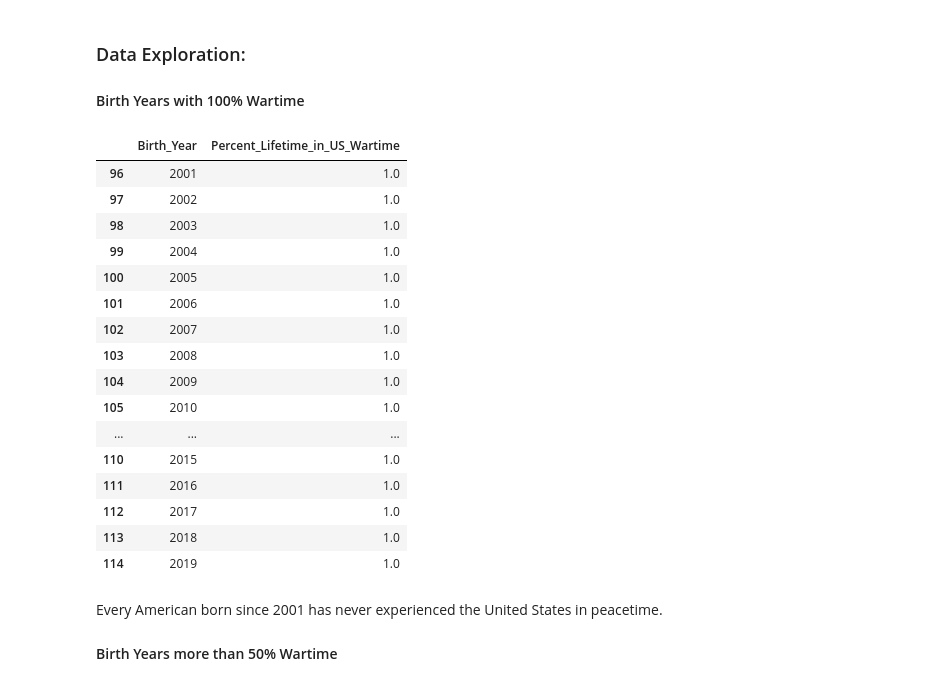
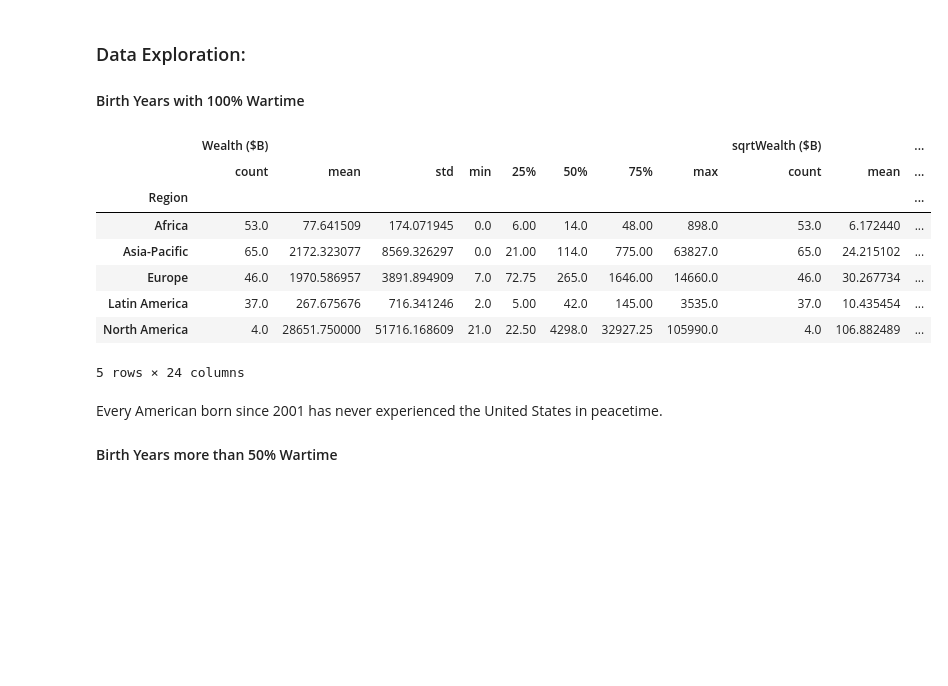
Before and after one commit to rlevv/Makeover_Monday, a Jupyter notebook: 2020W7-World_Weath/World_Wealth.ipynb, the cells around one changed output. Saved outputs shown, nothing was run; the diff lists cells and outputs as text; code cells hidden in the pictures; blank space fills up the shorter version.

```diff
--- a/2020W7-World_Weath/World_Wealth.ipynb
+++ b/2020W7-World_Weath/World_Wealth.ipynb
@@ -128,23 +139,15 @@ fig
 ### Data Exploration:
 
 #### Birth Years with 100% Wartime
-# %%
-df.loc[df['Percent_Lifetime_in_US_Wartime']==1]
-# %% [output]
-|  | Birth_Year | Percent_Lifetime_in_US_Wartime |
-| 96 | 2001 | 1.0 |
-| 97 | 2002 | 1.0 |
-| 98 | 2003 | 1.0 |
-| 99 | 2004 | 1.0 |
-| 100 | 2005 | 1.0 |
-| 101 | 2006 | 1.0 |
-| 102 | 2007 | 1.0 |
-| 103 | 2008 | 1.0 |
-| 104 | 2009 | 1.0 |
-| 105 | 2010 | 1.0 |
-| ... | ... | ... |
-| 110 | 2015 | 1.0 |
-| 111 | 2016 | 1.0 |
-| 112 | 2017 | 1.0 |
-| 113 | 2018 | 1.0 |
-| 114 | 2019 | 1.0 |
+# %%
+df1.groupby('Region').describe()
+# %% [output]
+|  | Wealth ($B) |  |  |  |  |  |  |  | sqrtWealth ($B) |  | ... |
+|  | count | mean | std | min | 25% | 50% | 75% | max | count | mean | ... |
+| Region |  |  |  |  |  |  |  |  |  |  | ... |
+| Africa | 53.0 | 77.641509 | 174.071945 | 0.0 | 6.00 | 14.0 | 48.00 | 898.0 | 53.0 | 6.172440 | ... |
+| Asia-Pacific | 65.0 | 2172.323077 | 8569.326297 | 0.0 | 21.00 | 114.0 | 775.00 | 63827.0 | 65.0 | 24.215102 | ... |
+| Europe | 46.0 | 1970.586957 | 3891.894909 | 7.0 | 72.75 | 265.0 | 1646.00 | 14660.0 | 46.0 | 30.267734 | ... |
+| Latin America | 37.0 | 267.675676 | 716.341246 | 2.0 | 5.00 | 42.0 | 145.00 | 3535.0 | 37.0 | 10.435454 | ... |
+| North America | 4.0 | 28651.750000 | 51716.168609 | 21.0 | 22.50 | 4298.0 | 32927.25 | 105990.0 | 4.0 | 106.882489 | ... |
+5 rows × 24 columns
```
Also changed, not shown: parts of 13 cells of this notebook.
